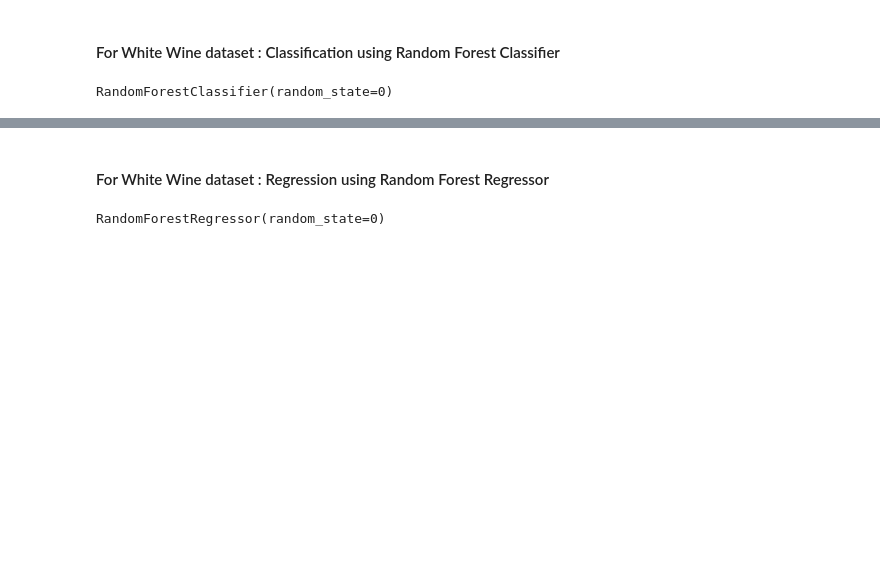
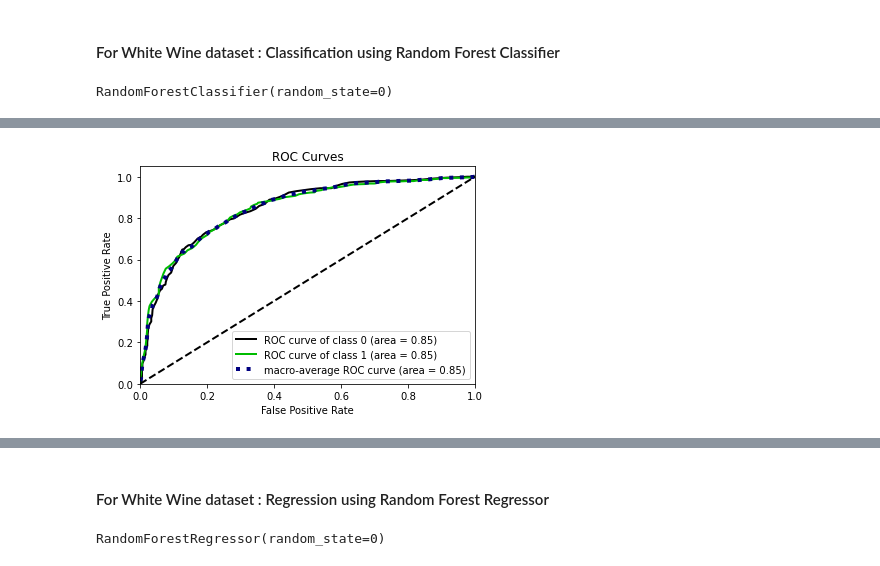
Before and after one commit to varshavamanmurthy/Wine_Quality_Prediction, a Jupyter notebook: Wine_Quality.ipynb, the cells around one changed output, grey strips where cells are left out. Saved outputs shown, nothing was run; the diff lists cells and outputs as text; code cells hidden in the pictures; blank space fills up the shorter version.

```diff
--- a/Wine_Quality.ipynb
+++ b/Wine_Quality.ipynb
@@ -424,0 +645,7 @@ white_wine_classify_accuracy
+# %%
+# Plotting the roc_auc curve
+
+skplt.metrics.plot_roc(y_test_white_classify, roc_y_pred_white_classify, plot_micro=False)
+plt.show()
+# %% [output]
+[figure, added]
```
Also changed, not shown: parts of 67 cells of this notebook.
